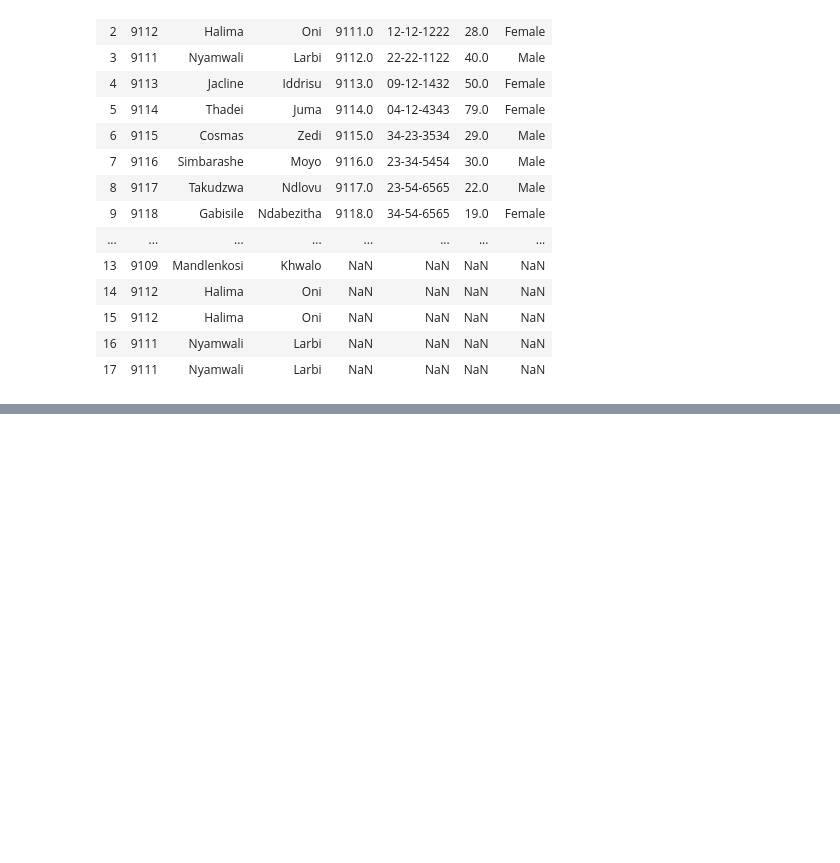
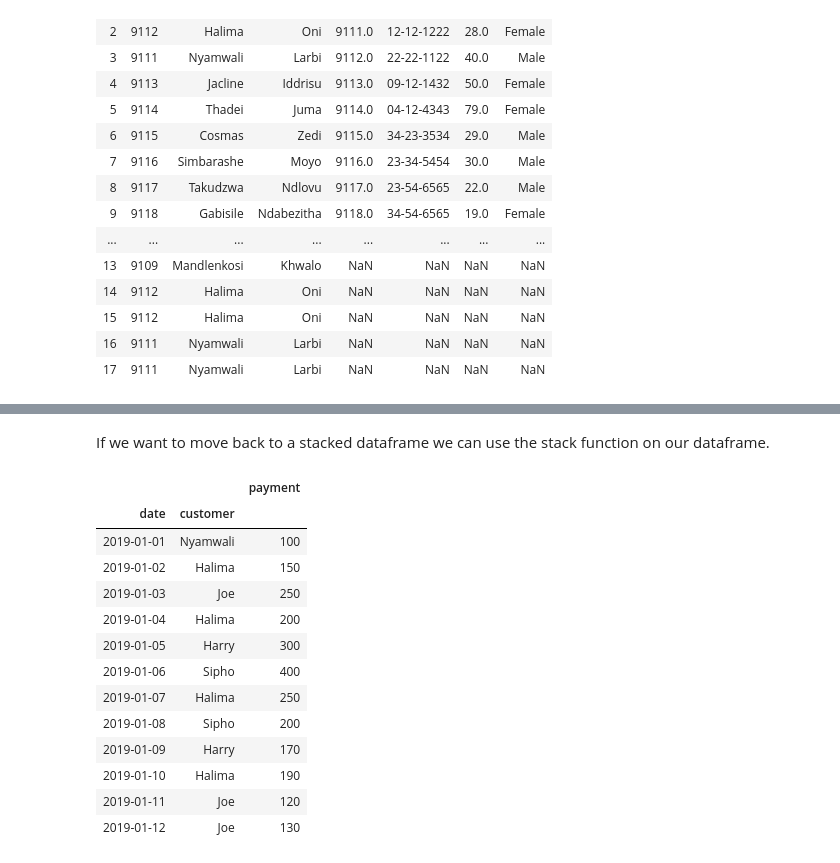
Before and after one commit to EmmS21/GradientBoostIntrotoDS, a Jupyter notebook: Introduction to Python/Chapter 5 - More about Pandas II/More about Pandas II - Groupby, merging and more on transforming data.ipynb, the cells around one changed output, grey strips where cells are left out. Cells and saved outputs as stored; diff of their text form; code cells hidden in the pictures; blank space fills up the shorter version.

```diff
--- a/Introduction to Python/Chapter 5 - More about Pandas II/More about Pandas II - Groupby, merging and more on transforming data.ipynb
+++ b/Introduction to Python/Chapter 5 - More about Pandas II/More about Pandas II - Groupby, merging and more on transforming data.ipynb
@@ -241,0 +317,19 @@ Using axis=1 on the other hand we joined all additional columns in  gender_age t
+# %% [markdown]
+If we want to move back to a stacked dataframe we can use the stack function on our dataframe.
+# %%
+x.stack()
+# %% [output]
+|  |  | payment |
+| date | customer |  |
+| 2019-01-01 | Nyamwali | 100 |
+| 2019-01-02 | Halima | 150 |
+| 2019-01-03 | Joe | 250 |
+| 2019-01-04 | Halima | 200 |
+| 2019-01-05 | Harry | 300 |
+| 2019-01-06 | Sipho | 400 |
+| 2019-01-07 | Halima | 250 |
+| 2019-01-08 | Sipho | 200 |
+| 2019-01-09 | Harry | 170 |
+| 2019-01-10 | Halima | 190 |
+| 2019-01-11 | Joe | 120 |
+| 2019-01-12 | Joe | 130 |
```
Also changed, not shown: parts of 14 cells of this notebook.
